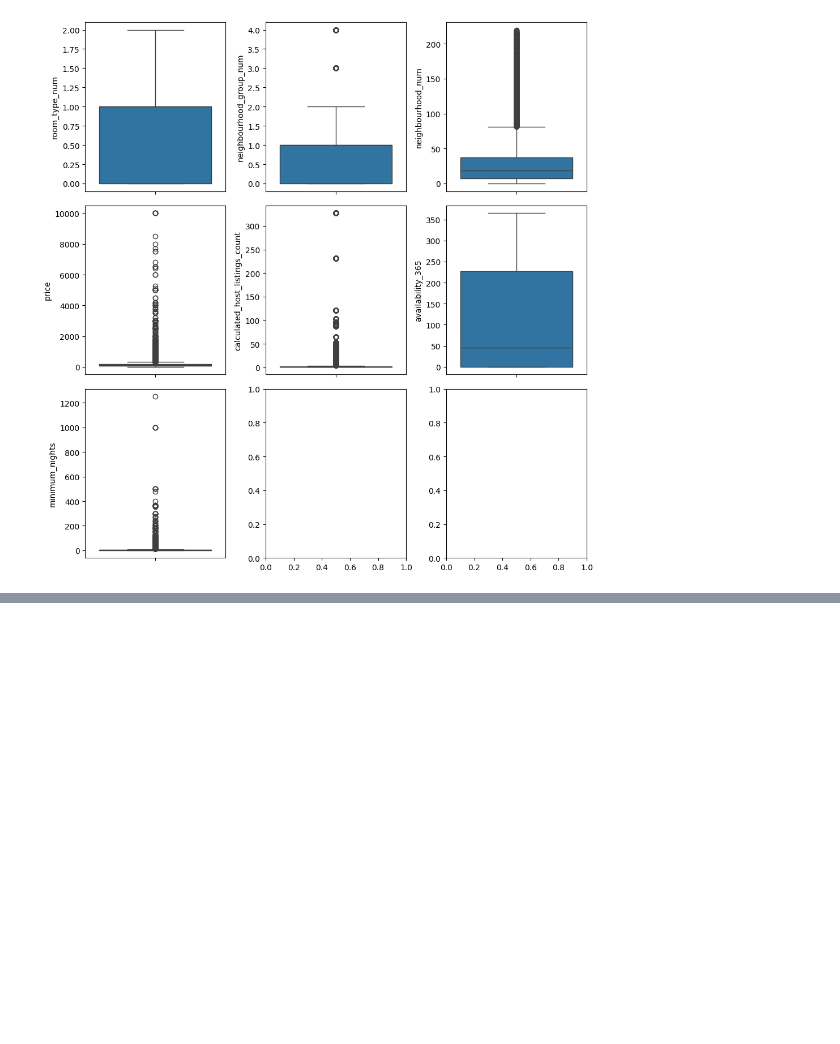
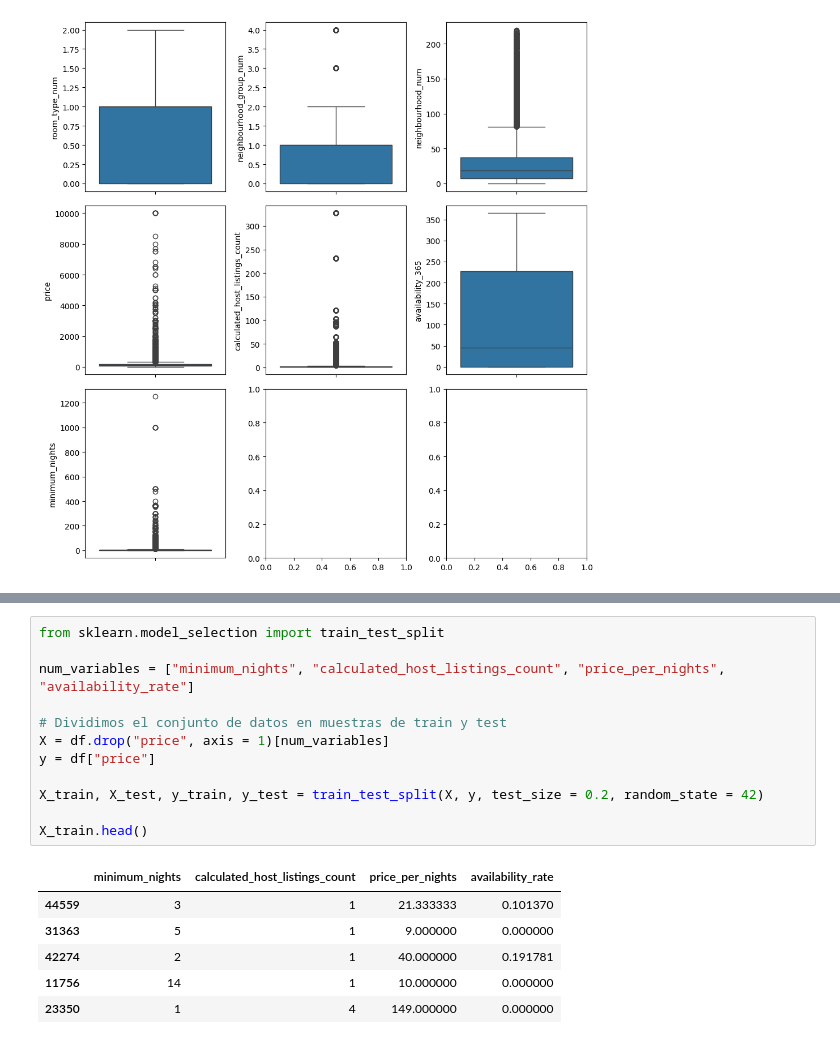
Before and after one commit to sopasoup/eda1, a Jupyter notebook: src/explore.ipynb, the cells around one changed output, grey strips where cells are left out. Drawn from its saved outputs; the diff is of its cells as text; blank space fills up the shorter version.

```diff
--- a/src/explore.ipynb
+++ b/src/explore.ipynb
@@ -174,0 +233,19 @@ lim_inf = stat_price['25%'] - 1.5 * price_iqr
+# %%
+from sklearn.model_selection import train_test_split
+
+num_variables = ["minimum_nights", "calculated_host_listings_count", "price_per_nights", "availability_rate"]
+
+# Dividimos el conjunto de datos en muestras de train y test
+X = df.drop("price", axis = 1)[num_variables]
+y = df["price"]
+
+X_train, X_test, y_train, y_test = train_test_split(X, y, test_size = 0.2, random_state = 42)
+
+X_train.head()
+# %% [output]
+|  | minimum_nights | calculated_host_listings_count | price_per_nights | availability_rate |
+| 44559 | 3 | 1 | 21.333333 | 0.101370 |
+| 31363 | 5 | 1 | 9.000000 | 0.000000 |
+| 42274 | 2 | 1 | 40.000000 | 0.191781 |
+| 11756 | 14 | 1 | 10.000000 | 0.000000 |
+| 23350 | 1 | 4 | 149.000000 | 0.000000 |
```
Also changed, not shown: parts of 10 cells of this notebook, 2 other files.
